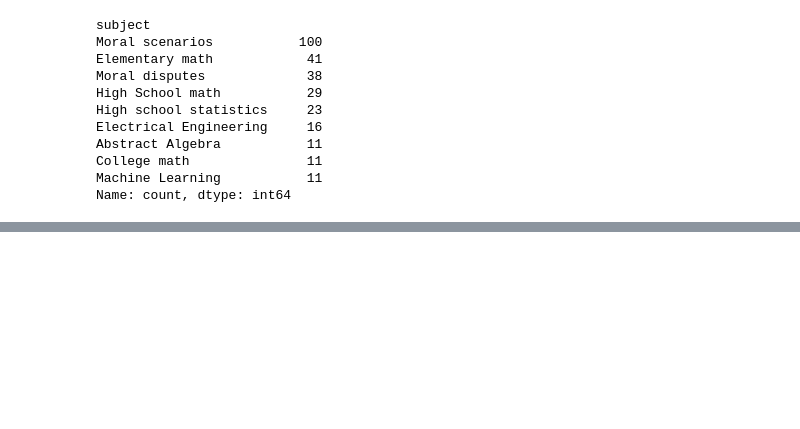
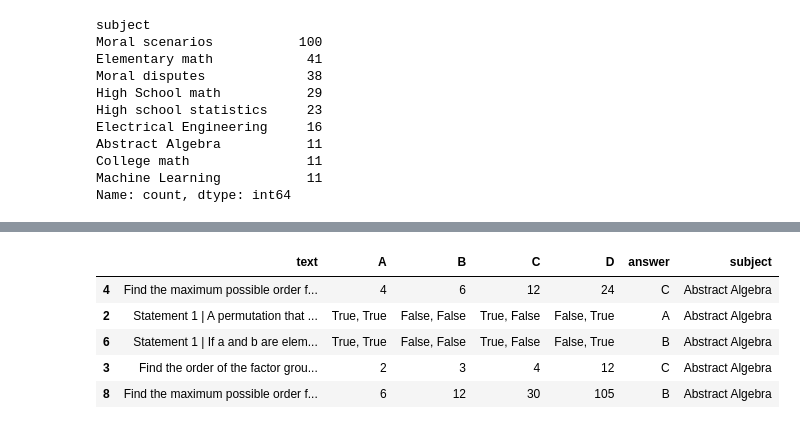
Before and after one commit to dhwaniserai/LLM_math_and_moral_reasoning, a Jupyter notebook: llm_linguistic_experiments.ipynb, the cells around one changed output, grey strips where cells are left out. Drawn from its saved outputs; the diff is of its cells as text; code cells hidden in the pictures; blank space fills up the shorter version.

```diff
--- a/llm_linguistic_experiments.ipynb
+++ b/llm_linguistic_experiments.ipynb
@@ -137,0 +153,11 @@ fig.set(xlabel='Average length of question', ylabel='Subjects')
+# %%
+df_sample_5 = pd.concat([df_algebra.sample(n=5), df_college_math.sample(n=5), df_school_math.sample(n=5), df_elementary_math.sample(n=5), \
+                df_electrical.sample(n=5), df_school_stat.sample(n=5), df_ml.sample(n=5), df_moral_scene.sample(n=5), df_moral_disp.sample(n=5)])
+df_sample_5.head()
+# %% [output]
+|  | text | A | B | C | D | answer | subject |
+| 4 | Find the maximum possible order f... | 4 | 6 | 12 | 24 | C | Abstract Algebra |
+| 2 | Statement 1 | A permutation that ... | True, True | False, False | True, False | False, True | A | Abstract Algebra |
+| 6 | Statement 1 | If a and b are elem... | True, True | False, False | True, False | False, True | B | Abstract Algebra |
+| 3 | Find the order of the factor grou... | 2 | 3 | 4 | 12 | C | Abstract Algebra |
+| 8 | Find the maximum possible order f... | 6 | 12 | 30 | 105 | B | Abstract Algebra |
```
Also changed, not shown: parts of 14 cells of this notebook, 1 other file.
